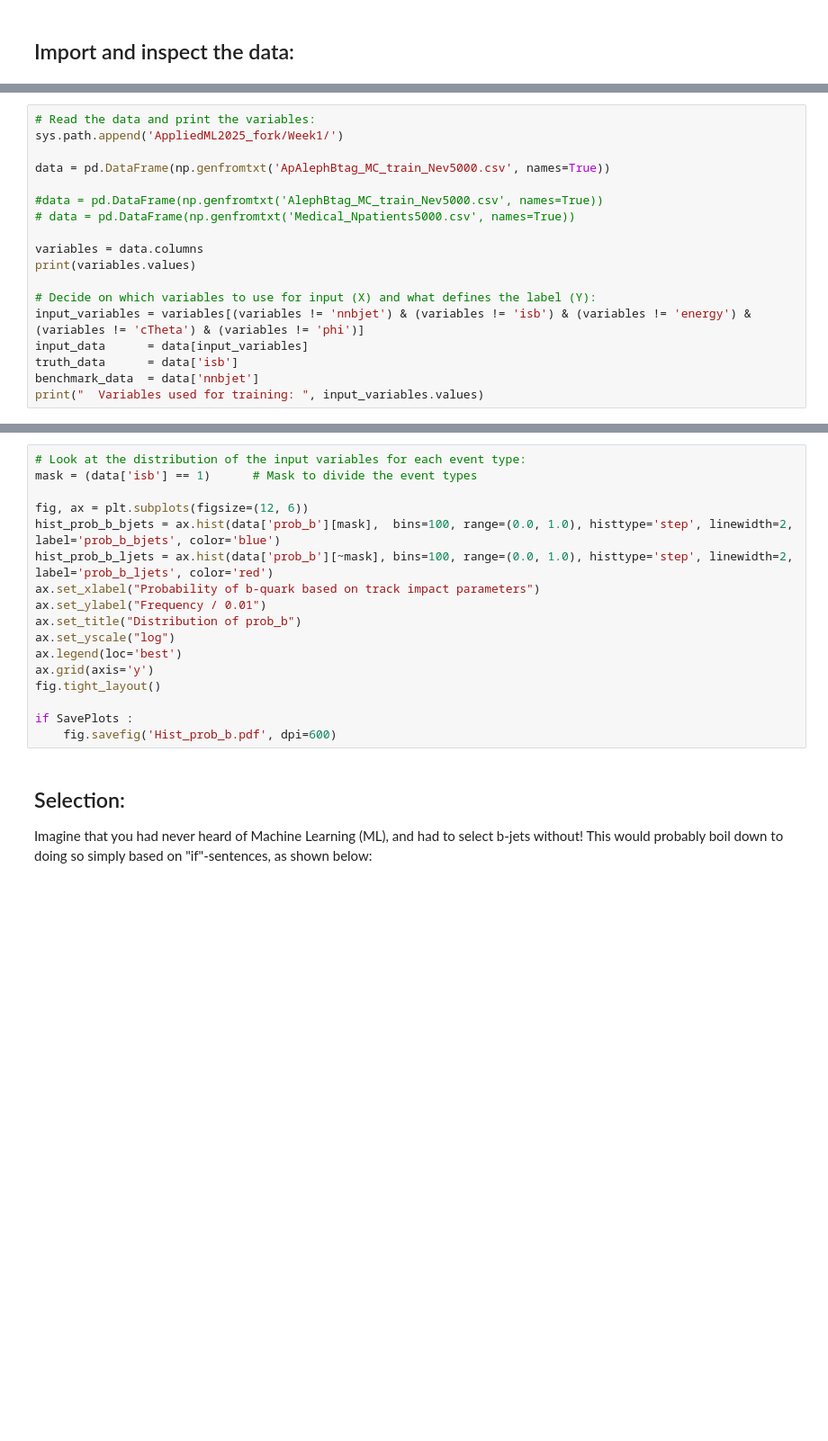
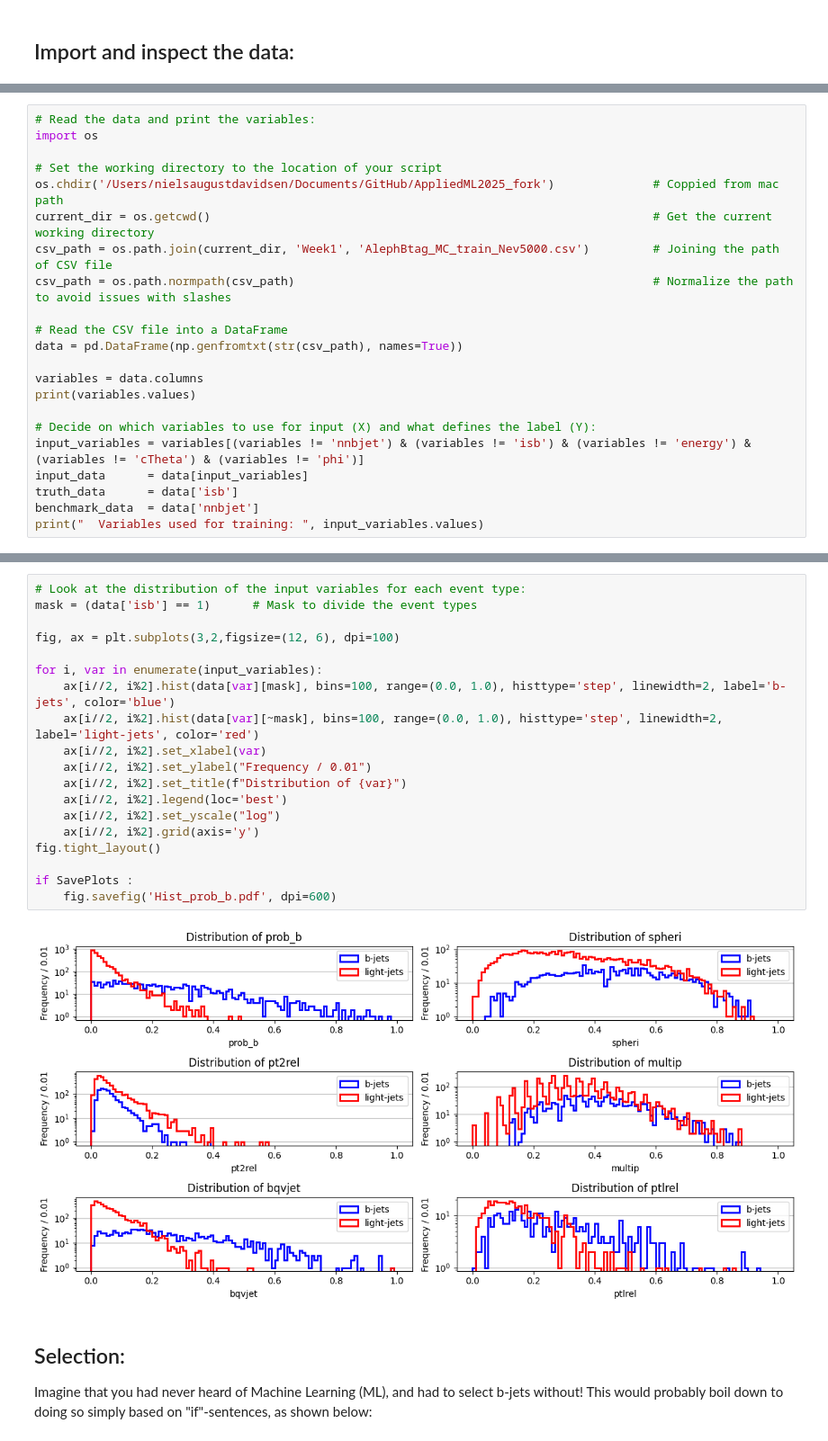
Before and after one commit to nielsdavidsen/AppliedML2025_fork, a Jupyter notebook: NIELS_working_dir/Week1/BjetSelection_original.ipynb, the cells around one changed output, grey strips where cells are left out. Shown at 90% size. Drawn from its saved outputs; the diff is of its cells as text; blank space fills up the shorter version.

```diff
--- a/NIELS_working_dir/Week1/BjetSelection_original.ipynb
+++ b/NIELS_working_dir/Week1/BjetSelection_original.ipynb
@@ -65,11 +63,15 @@ import sys
 # %%
 # Read the data and print the variables:
-sys.path.append('AppliedML2025_fork/Week1/')
+import os
 
-data = pd.DataFrame(np.genfromtxt('ApAlephBtag_MC_train_Nev5000.csv', names=True))
+# Set the working directory to the location of your script
+os.chdir('/Users/nielsaugustdavidsen/Documents/GitHub/AppliedML2025_fork')              # Coppied from mac path
+current_dir = os.getcwd()                                                               # Get the current working directory
+csv_path = os.path.join(current_dir, 'Week1', 'AlephBtag_MC_train_Nev5000.csv')         # Joining the path of CSV file
+csv_path = os.path.normpath(csv_path)                                                   # Normalize the path to avoid issues with slashes
 
-#data = pd.DataFrame(np.genfromtxt('AlephBtag_MC_train_Nev5000.csv', names=True))
-# data = pd.DataFrame(np.genfromtxt('Medical_Npatients5000.csv', names=True))
+# Read the CSV file into a DataFrame
+data = pd.DataFrame(np.genfromtxt(str(csv_path), names=True))
 
 variables = data.columns
 print(variables.values)
@@ -85,20 +90,24 @@ FileNotFoundError: ApAlephBtag_MC_train_Nev5000.csv not found.
 # %%
 # Look at the distribution of the input variables for each event type:
 mask = (data['isb'] == 1)      # Mask to divide the event types
 
-fig, ax = plt.subplots(figsize=(12, 6))
-hist_prob_b_bjets = ax.hist(data['prob_b'][mask],  bins=100, range=(0.0, 1.0), histtype='step', linewidth=2, label='prob_b_bjets', color='blue')
-hist_prob_b_ljets = ax.hist(data['prob_b'][~mask], bins=100, range=(0.0, 1.0), histtype='step', linewidth=2, label='prob_b_ljets', color='red')
-ax.set_xlabel("Probability of b-quark based on track impact parameters")
-ax.set_ylabel("Frequency / 0.01")
-ax.set_title("Distribution of prob_b")
-ax.set_yscale("log")
-ax.legend(loc='best')
-ax.grid(axis='y')
+fig, ax = plt.subplots(3,2,figsize=(12, 6), dpi=100)
+
+for i, var in enumerate(input_variables):
+    ax[i//2, i%2].hist(data[var][mask], bins=100, range=(0.0, 1.0), histtype='step', linewidth=2, label='b-jets', color='blue')
+    ax[i//2, i%2].hist(data[var][~mask], bins=100, range=(0.0, 1.0), histtype='step', linewidth=2, label='light-jets', color='red')
+    ax[i//2, i%2].set_xlabel(var)
+    ax[i//2, i%2].set_ylabel("Frequency / 0.01")
+    ax[i//2, i%2].set_title(f"Distribution of {var}")
+    ax[i//2, i%2].legend(loc='best')
+    ax[i//2, i%2].set_yscale("log")
+    ax[i//2, i%2].grid(axis='y')
 fig.tight_layout()
 
 if SavePlots :
     fig.savefig('Hist_prob_b.pdf', dpi=600)
+# %% [output]
+[figure, added]
 # %% [markdown]
 ## Selection:
 
```
Also changed, not shown: parts of 9 cells of this notebook.
